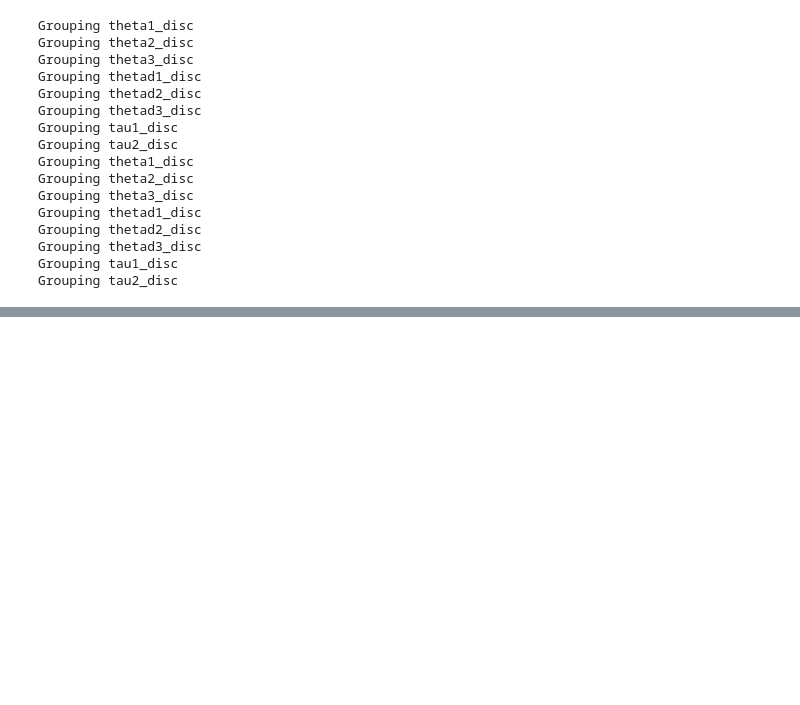
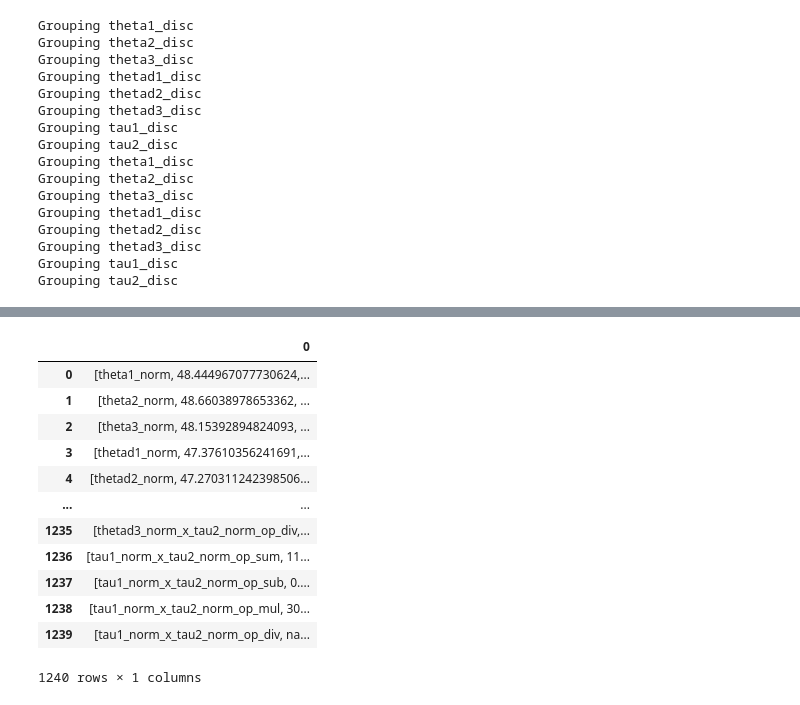
Before and after one commit to FernandoFavoretti/master_AutoML, a Jupyter notebook: articles/ExplorKit.ipynb, the cells around one changed output, grey strips where cells are left out. Cells and saved outputs as stored; diff of their text form; code cells hidden in the pictures; blank space fills up the shorter version.

```diff
--- a/articles/ExplorKit.ipynb
+++ b/articles/ExplorKit.ipynb
@@ -380,0 +625,16 @@ pymit.H_cond(x, p, bins=10)
+# %%
+pd.DataFrame.from_records(t_test_statistic_candidate_df)
+# %% [output]
+|  | 0 |
+| 0 | [theta1_norm, 48.444967077730624,... |
+| 1 | [theta2_norm, 48.66038978653362, ... |
+| 2 | [theta3_norm, 48.15392894824093, ... |
+| 3 | [thetad1_norm, 47.37610356241691,... |
+| 4 | [thetad2_norm, 47.270311242398506... |
+| ... | ... |
+| 1235 | [thetad3_norm_x_tau2_norm_op_div,... |
+| 1236 | [tau1_norm_x_tau2_norm_op_sum, 11... |
+| 1237 | [tau1_norm_x_tau2_norm_op_sub, 0.... |
+| 1238 | [tau1_norm_x_tau2_norm_op_mul, 30... |
+| 1239 | [tau1_norm_x_tau2_norm_op_div, na... |
+1240 rows × 1 columns
```
Also changed, not shown: parts of 29 cells of this notebook.
